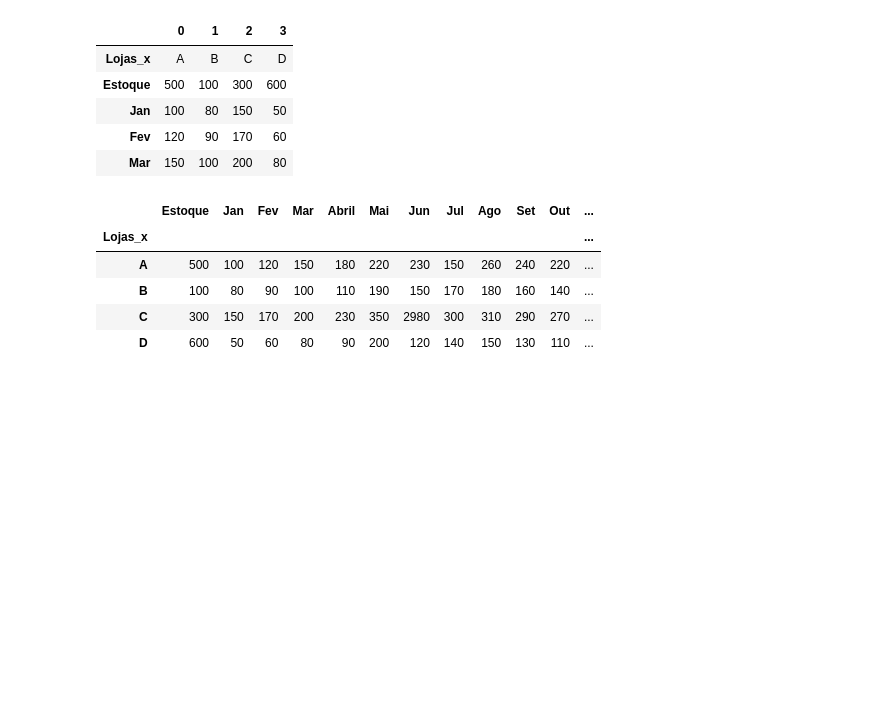
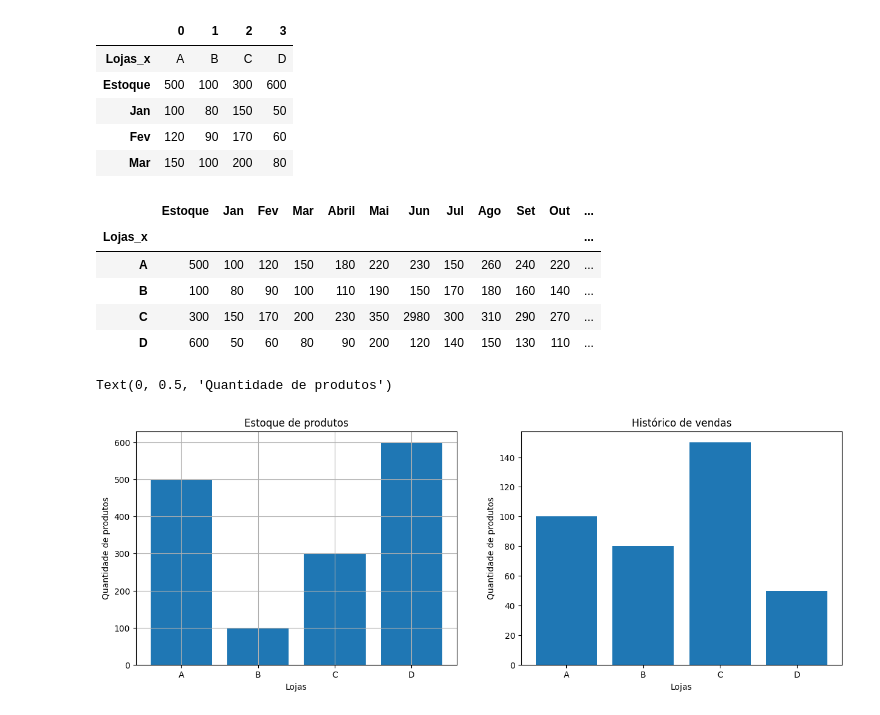
Before and after one commit to Jackvs720v/BigDataIA, a Jupyter notebook: aula5/ex6Prof.ipynb, the cells around one changed output. Saved outputs shown, nothing was run; the diff lists cells and outputs as text; code cells hidden in the pictures; blank space fills up the shorter version.

```diff
--- a/aula5/ex6Prof.ipynb
+++ b/aula5/ex6Prof.ipynb
@@ -88,3 +91,24 @@ df_ecommerce.set_index(['Lojas_x'])
 | B | 100 | 80 | 90 | 100 | 110 | 190 | 150 | 170 | 180 | 160 | 140 | ... |
 | C | 300 | 150 | 170 | 200 | 230 | 350 | 2980 | 300 | 310 | 290 | 270 | ... |
 | D | 600 | 50 | 60 | 80 | 90 | 200 | 120 | 140 | 150 | 130 | 110 | ... |
+# %%
+# Criando a figura
+fig, axs = plt.subplots(1, 2, figsize=(15,5)) # cria uma figura e armazena na variável axs
+# axs - ax - é a abreviação de axes
+# s é de subplot
+
+# Subplot 1: Gráfico de barras
+axs[0].bar(df_ecommerce['Lojas_x'], df_ecommerce['Estoque'])
+axs[0].set_title('Estoque de produtos')
+axs[0].set_xlabel('Lojas')
+axs[0].set_ylabel('Quantidade de produtos')
+
+axs[0].grid()
+# Subplot 2: Boxplot
+axs[1].bar(df_ecommerce['Lojas_x'], df_ecommerce['Jan'])
+axs[1].set_title('Histórico de vendas')
+axs[1].set_xlabel('Lojas')
+axs[1].set_ylabel('Quantidade de produtos')
+# %% [output]
+Text(0, 0.5, 'Quantidade de produtos')
+[figure, added]
```
Also changed, not shown: parts of 2 cells of this notebook.
